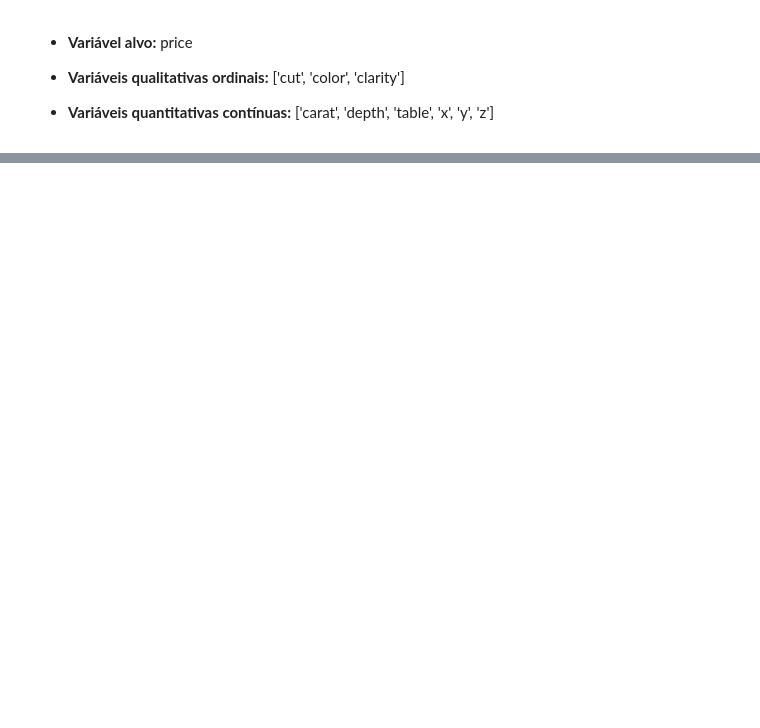
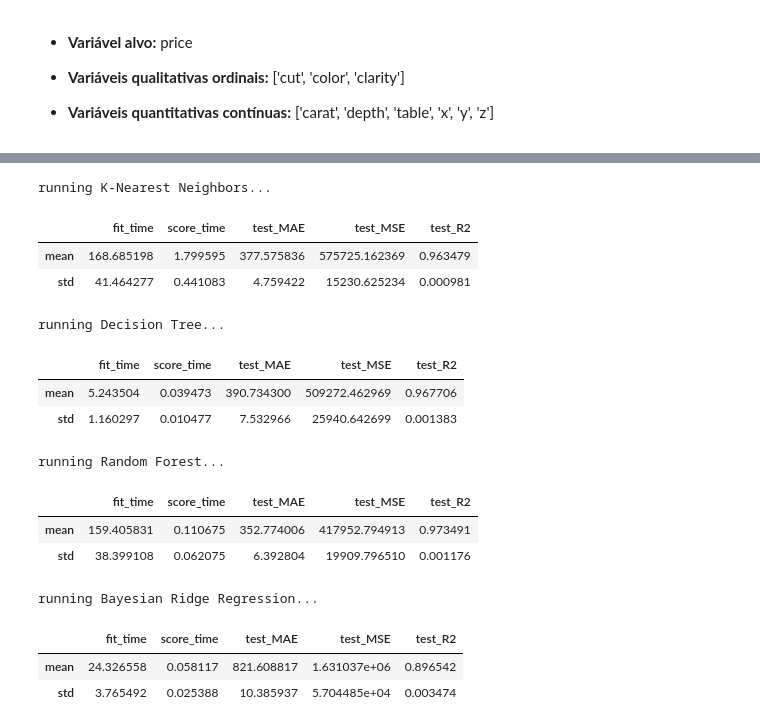
Before and after one commit to ernandes0/avanti-bootcamp-cdd, a Jupyter notebook: notebooks/02-comparative_analysis.ipynb, the cells around one changed output, grey strips where cells are left out. Cells and saved outputs as stored; diff of their text form; code cells hidden in the pictures; blank space fills up the shorter version.

```diff
--- a/notebooks/02-comparative_analysis.ipynb
+++ b/notebooks/02-comparative_analysis.ipynb
@@ -137,0 +156,10 @@ z: Detectadas 49 outliers.
+# %%
+def remove_outliers_zscore(df, columns, threshold=3):
+    for col in columns:
+        z_scores = stats.zscore(df[col])
+        df = df[(z_scores < threshold) & (z_scores > -threshold)]
+    return df
+
+columns_to_filter = ["depth", "table", "x", "y", "z"]
+df = remove_outliers_zscore(df, columns_to_filter)
+df.shape
@@ -239,0 +292,51 @@ array([[-0.53809897, -0.93716275, -0.4842643 , ..., -1.58783745,
+# %%
+start_time = time.time()
+total_models = len(models)
+
+results = pd.DataFrame({})
+cross_validate_grid_search = KFold(n_splits=n_folds_grid_search)
+cross_validate_comparative_analysis = ShuffleSplit(n_splits=n_splits_comparative_analysis, test_size=test_size, random_state=random_state)
+for model_name, model_object, model_parameters in models:
+    print(f"running {model_name}...")
+    model_grid_search = GridSearchCV(
+        estimator=model_object,
+        param_grid=model_parameters,
+        scoring=scoring,
+        n_jobs=-1,
+        cv=cross_validate_grid_search
+    )
+    approach = Pipeline(steps=[
+        ('preprocessor', preprocessor),
+        ('model', model_grid_search)
+    ])
+    scores = cross_validate(
+        estimator=approach,
+        X=X,
+        y=y,
+        cv=cross_validate_comparative_analysis,
+        n_jobs=-1,
+        scoring=metrics
+    )
+    scores_df = pd.DataFrame(scores)
+    scores_df['model_name'] = model_name
+    results = pd.concat([results, scores_df], ignore_index=True)
+    numeric_scores_df = scores_df.select_dtypes(include=['float64', 'int64'])
+    scores_aggregated = numeric_scores_df.agg(['mean', 'std'])
+    display(scores_aggregated)
+# %% [output]
+running K-Nearest Neighbors...
+|  | fit_time | score_time | test_MAE | test_MSE | test_R2 |
+| mean | 168.685198 | 1.799595 | 377.575836 | 575725.162369 | 0.963479 |
+| std | 41.464277 | 0.441083 | 4.759422 | 15230.625234 | 0.000981 |
+running Decision Tree...
+|  | fit_time | score_time | test_MAE | test_MSE | test_R2 |
+| mean | 5.243504 | 0.039473 | 390.734300 | 509272.462969 | 0.967706 |
+| std | 1.160297 | 0.010477 | 7.532966 | 25940.642699 | 0.001383 |
+running Random Forest...
+|  | fit_time | score_time | test_MAE | test_MSE | test_R2 |
+| mean | 159.405831 | 0.110675 | 352.774006 | 417952.794913 | 0.973491 |
+| std | 38.399108 | 0.062075 | 6.392804 | 19909.796510 | 0.001176 |
+running Bayesian Ridge Regression...
+|  | fit_time | score_time | test_MAE | test_MSE | test_R2 |
+| mean | 24.326558 | 0.058117 | 821.608817 | 1.631037e+06 | 0.896542 |
+| std | 3.765492 | 0.025388 | 10.385937 | 5.704485e+04 | 0.003474 |
```
Also changed, not shown: parts of 24 cells of this notebook, 1 other file.
